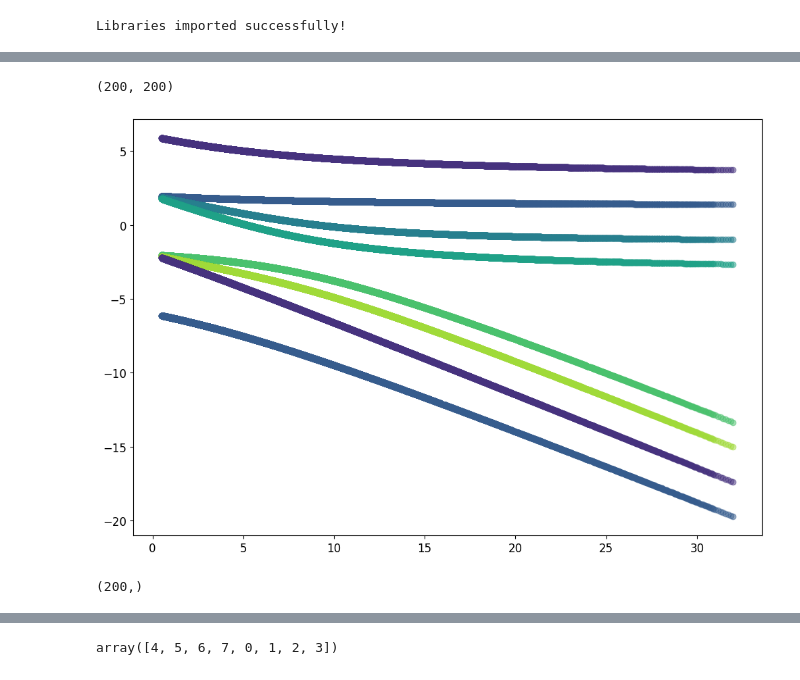
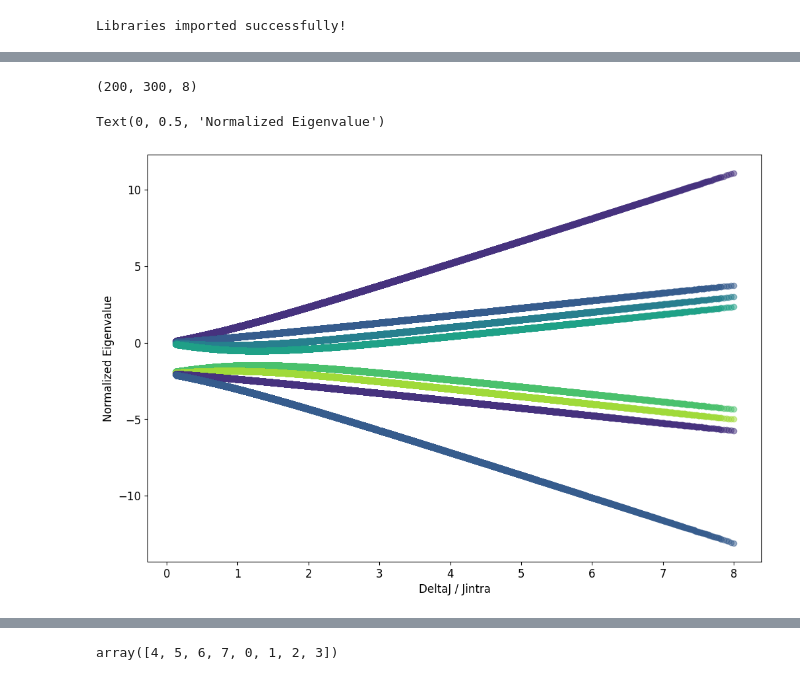
Before and after one commit to Alexankharin/NMRKan, a Jupyter notebook: notebooks/8. EDA_4CH2.ipynb, the cells around one changed output, grey strips where cells are left out. Saved outputs shown, nothing was run; the diff lists cells and outputs as text; code cells hidden in the pictures.

Commit message:
plot terms

```diff
--- a/notebooks/8. EDA_4CH2.ipynb
+++ b/notebooks/8. EDA_4CH2.ipynb
@@ -35,7 +35,7 @@ print("Libraries imported successfully!")
 Libraries imported successfully!
 # %%
 deltaJ_grid, Jintra_grid, eigvals, eigvecs = get_surfaces_vectors_in_region(
-    min_Jintra=-8, max_Jintra=-1, jintra_points=200,
+    min_Jintra=-32, max_Jintra=-4, jintra_points=300,
     min_deltaJ=-32, max_deltaJ=-4, deltaJ_points=200
 )
 # %%
@@ -66,4 +66,4 @@ plt.show()
 # %%
-deltaJ_grid_mesh, Jintra_grid_mesh = np.meshgrid(deltaJ_grid, Jintra_grid)
+Jintra_grid_mesh, deltaJ_grid_mesh = np.meshgrid(Jintra_grid,deltaJ_grid)
 ratio_grid=deltaJ_grid_mesh/Jintra_grid_mesh
 eigenvals_normalized = eigvals / Jintra_grid_mesh[..., np.newaxis]
@@ -75,9 +70,12 @@ plt.imshow(ratio_grid>1)
 # %%
-ratio_grid.shape
+eigenvals_normalized.shape
 # %% [output]
-(200, 200)
+(200, 300, 8)
 # %%
 for i in range(8):
     plt.scatter(ratio_grid.flatten(), eigenvals_normalized[...,i].flatten(), label=f'Surface {i+1}', alpha=0.5)
+plt.xlabel('DeltaJ / Jintra')
+plt.ylabel('Normalized Eigenvalue')
 # %% [output]
+Text(0, 0.5, 'Normalized Eigenvalue')
-[figure, old version]
+[figure, new version]
@@ -87,4 +81,0 @@ ratiogrid=deltaJ_grid/Jintra_grid
-# %%
-deltaJ_grid.shape
-# %% [output]
-(200,)
```
Also changed, not shown: parts of 6 cells of this notebook.
